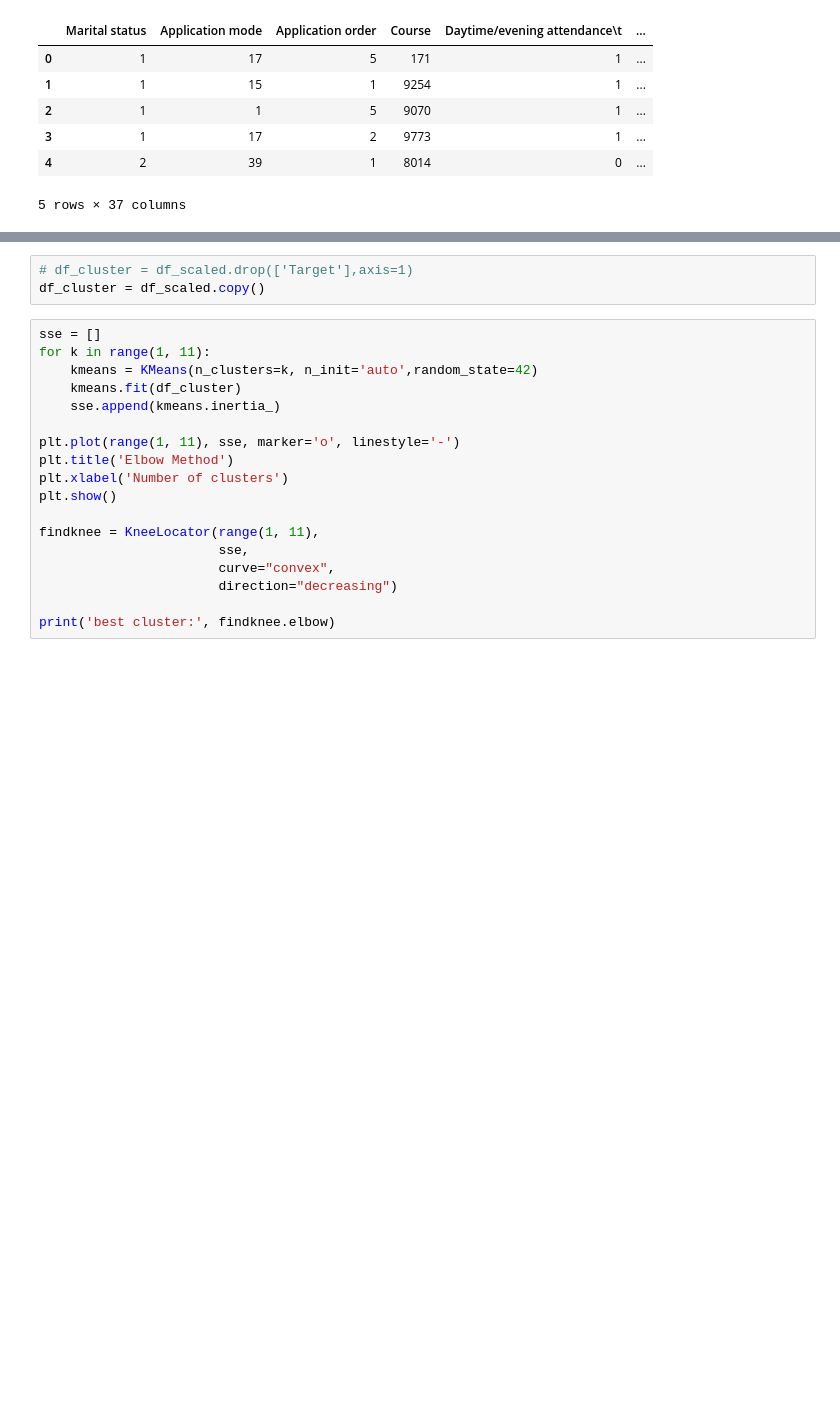
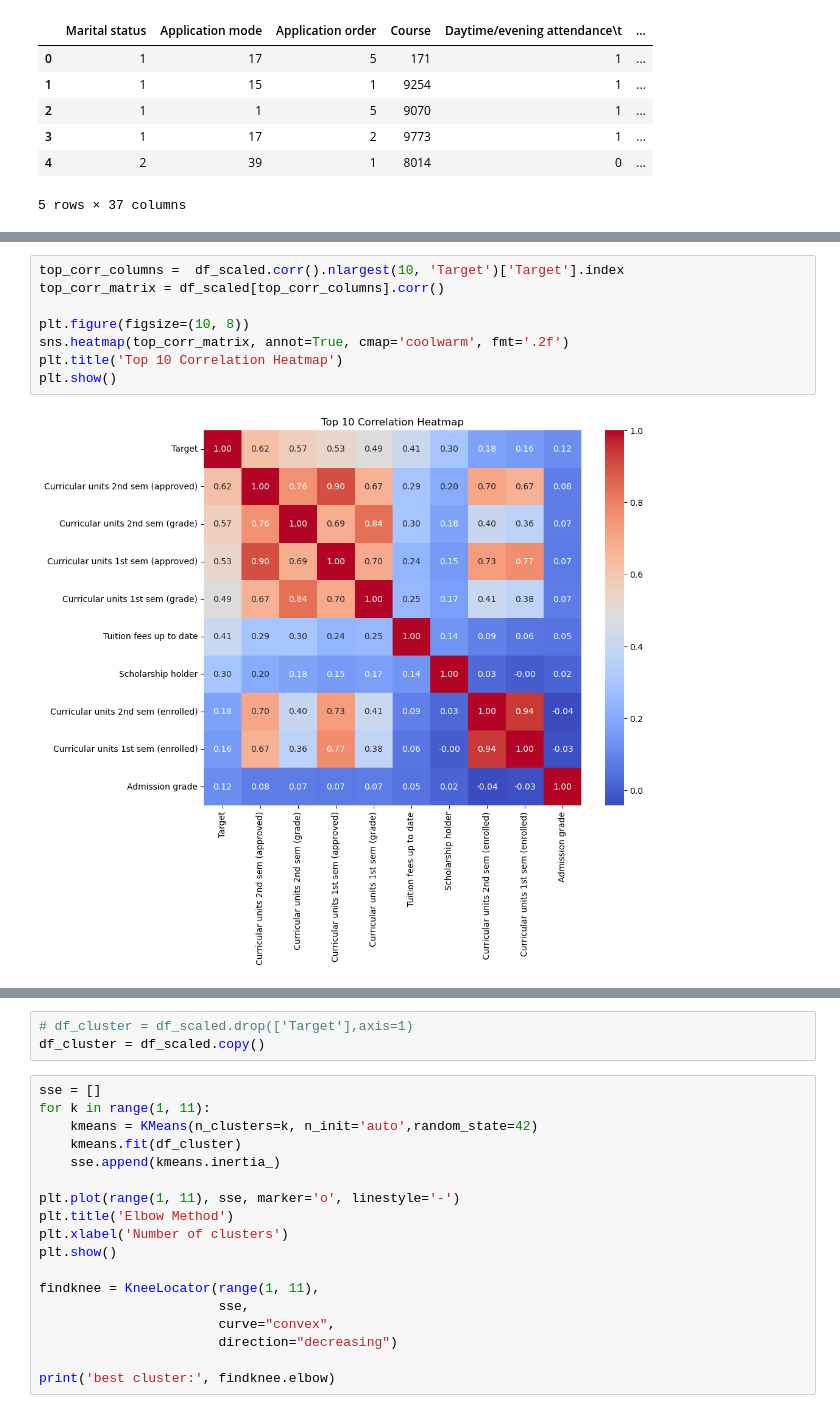
Before and after one commit to Keipatr/student-prediction-analysis, a Jupyter notebook: ALP_DATMIN_Kamis.ipynb, the cells around one changed output, grey strips where cells are left out. Cells and saved outputs as stored; diff of their text form; blank space fills up the shorter version.

```diff
--- a/ALP_DATMIN_Kamis.ipynb
+++ b/ALP_DATMIN_Kamis.ipynb
@@ -121,0 +144,10 @@ df_scaled.head()
+# %%
+top_corr_columns =  df_scaled.corr().nlargest(10, 'Target')['Target'].index
+top_corr_matrix = df_scaled[top_corr_columns].corr()
+
+plt.figure(figsize=(10, 8))
+sns.heatmap(top_corr_matrix, annot=True, cmap='coolwarm', fmt='.2f')
+plt.title('Top 10 Correlation Heatmap')
+plt.show()
+# %% [output]
+[figure, added]
```
Also changed, not shown: parts of 12 cells of this notebook.
